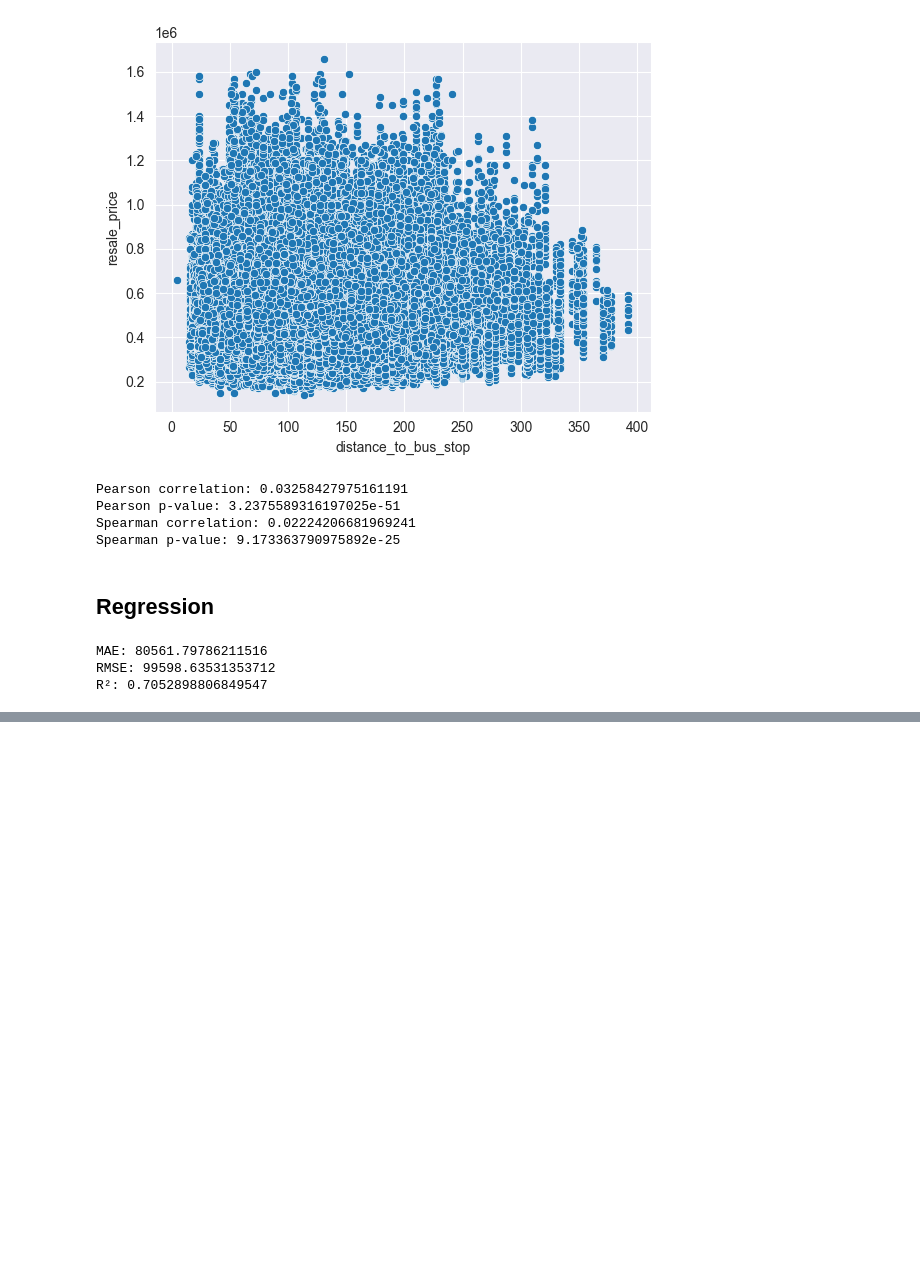
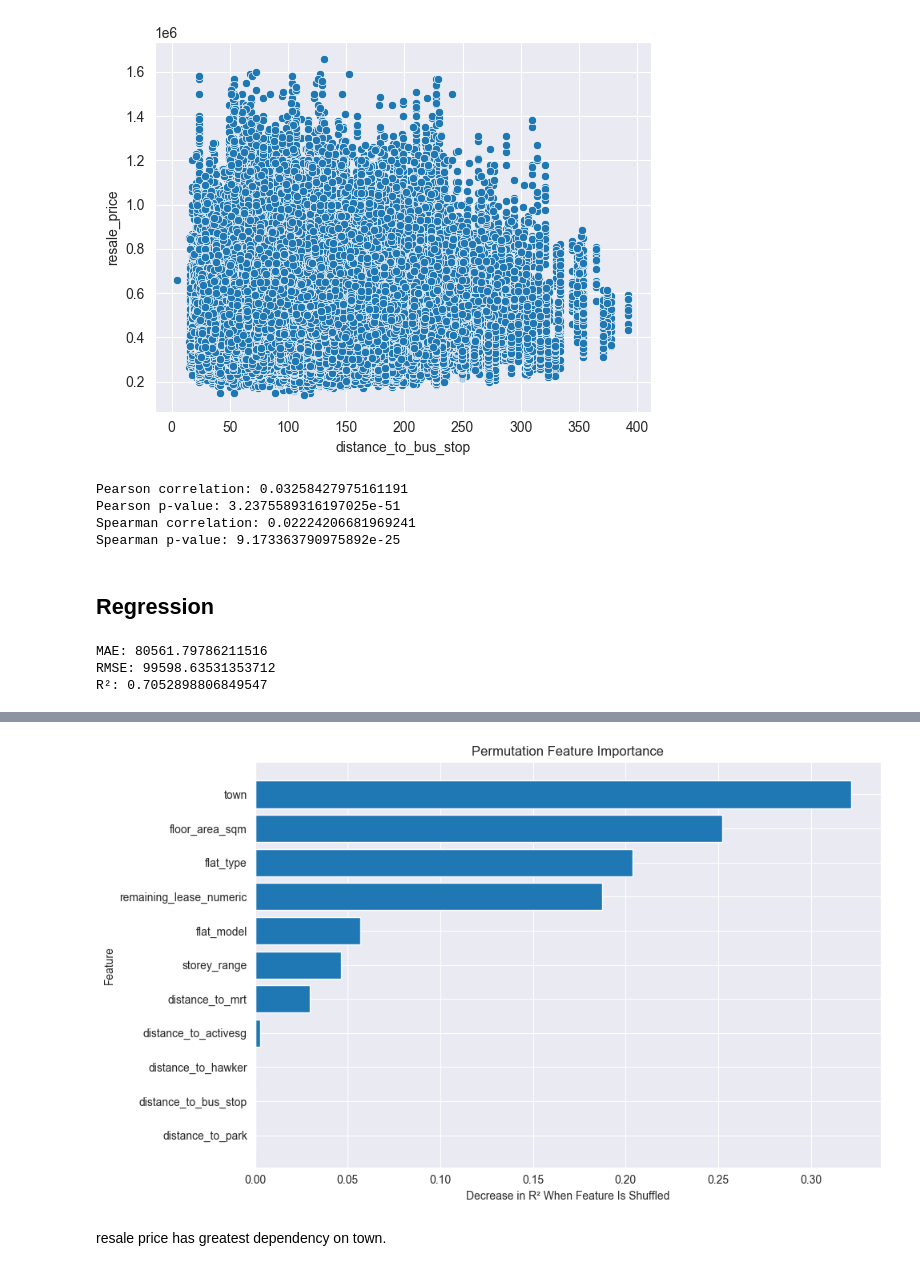
Before and after one commit to yume-24/Introductory-data-science-PBL-1-, a Jupyter notebook: PBL1.ipynb, the cells around one changed output, grey strips where cells are left out. Drawn from its saved outputs; the diff is of its cells as text; code cells hidden in the pictures; blank space fills up the shorter version.

```diff
--- a/PBL1.ipynb
+++ b/PBL1.ipynb
@@ -223,0 +299,19 @@ R²: 0.7052898806849547
+# %%
+from sklearn.inspection import permutation_importance
+
+perm_result = permutation_importance(
+    model,
+    X_test,
+    y_test,
+    n_repeats=10,
+    random_state=42,
+    scoring='r2'
+)
+
+perm_df = pd.DataFrame({
+    'feature': X_test.columns,
+    'importance_mean': perm_result.importances_mean,
+    'importance_std': perm_result.importances_std
+}).sort_values(by='importance_mean', ascending=False)
+
+perm_df
@@ -223,0 +331,13 @@ R²: 0.7052898806849547
+# %%
+plt.figure(figsize=(10, 6))
+plt.barh(perm_df['feature'], perm_df['importance_mean'])
+plt.xlabel("Decrease in R² When Feature Is Shuffled")
+plt.ylabel("Feature")
+plt.title("Permutation Feature Importance")
+plt.gca().invert_yaxis()
+plt.tight_layout()
+plt.show()
+# %% [output]
+[figure, added]
+# %% [markdown]
+resale price has greatest dependency on town.
```
Also changed, not shown: parts of 6 cells of this notebook.
